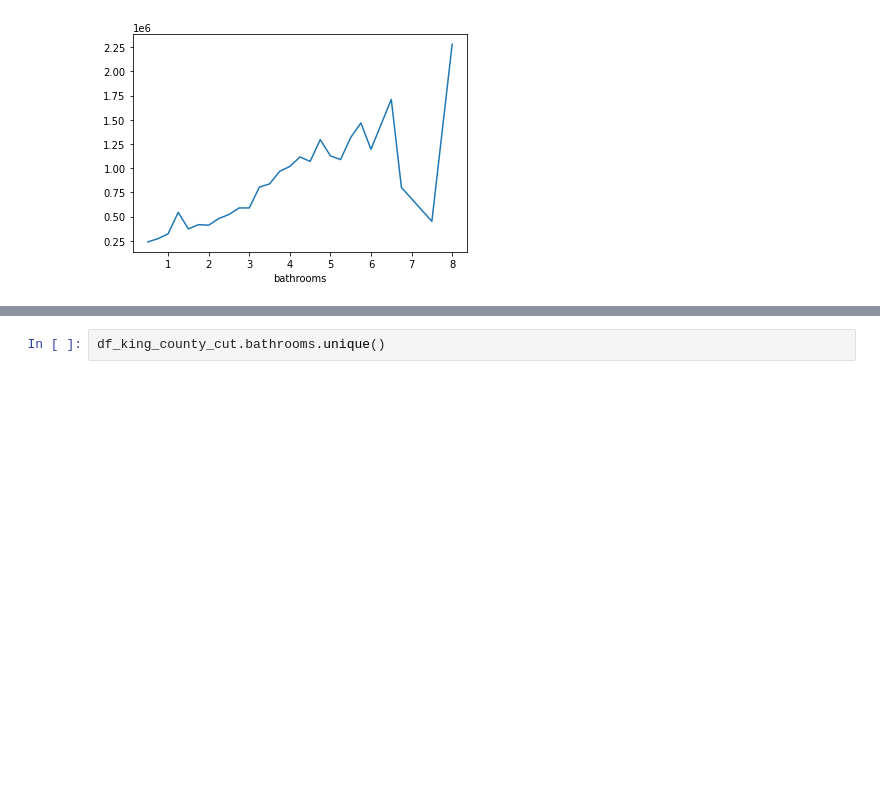
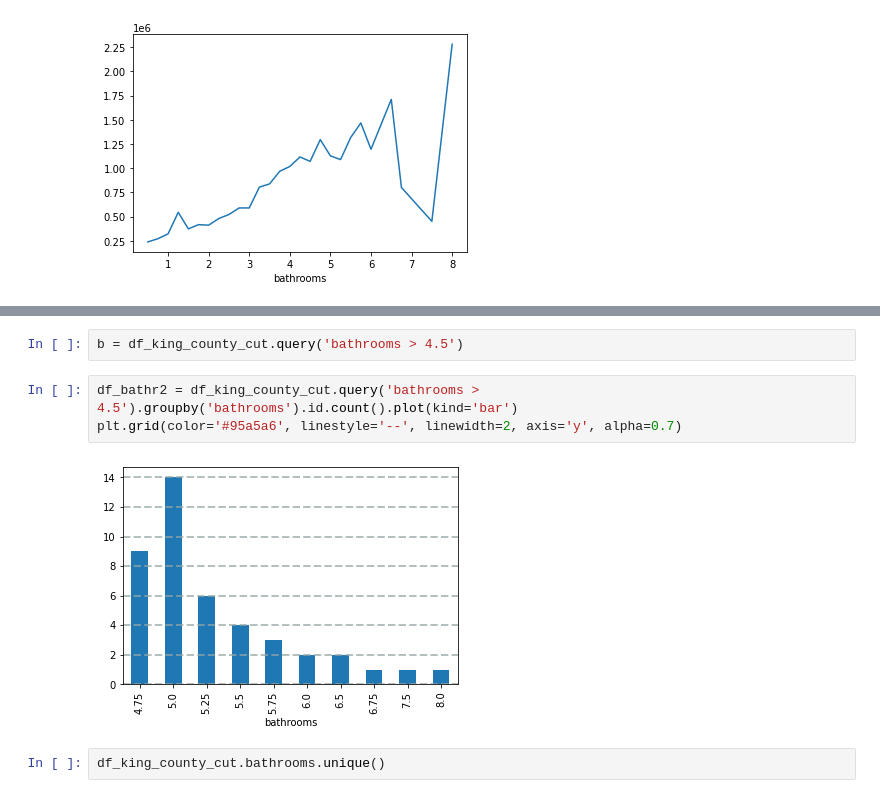
Before and after one commit to christine-berlin/house_price_predictions, a Jupyter notebook: notebooks/EDA.ipynb, the cells around one changed output, grey strips where cells are left out. Saved outputs shown, nothing was run; the diff lists cells and outputs as text; blank space fills up the shorter version.

```diff
--- a/notebooks/EDA.ipynb
+++ b/notebooks/EDA.ipynb
@@ -448,3 +451,10 @@ df_king_county_cut.groupby('bathrooms').bathrooms.plot(kind='hist');
+# %%
+b = df_king_county_cut.query('bathrooms > 4.5')
+# %%
+df_bathr2 = df_king_county_cut.query('bathrooms > 4.5').groupby('bathrooms').id.count().plot(kind='bar')
+plt.grid(color='#95a5a6', linestyle='--', linewidth=2, axis='y', alpha=0.7)
+# %% [output]
+[figure, added]
 # %%
 df_king_county_cut.bathrooms.unique()
 # %% [output]
```
Also changed, not shown: parts of 6 cells of this notebook.
